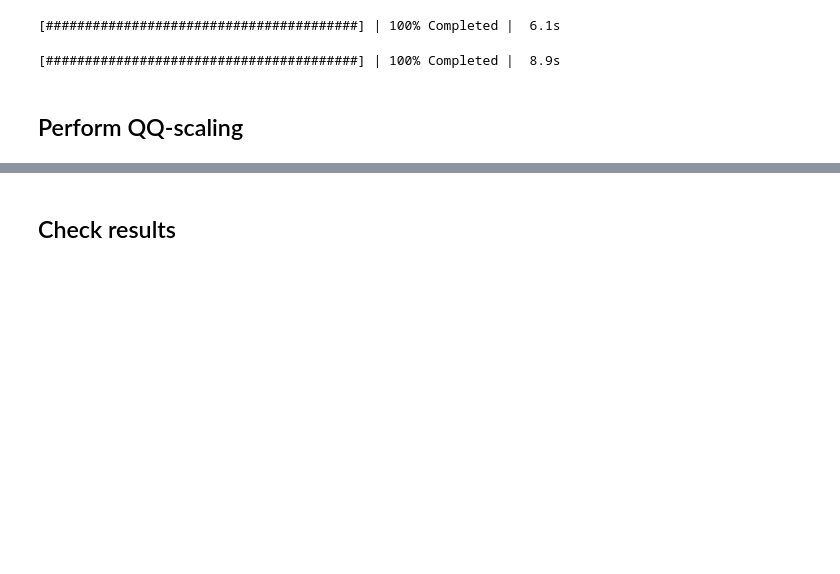
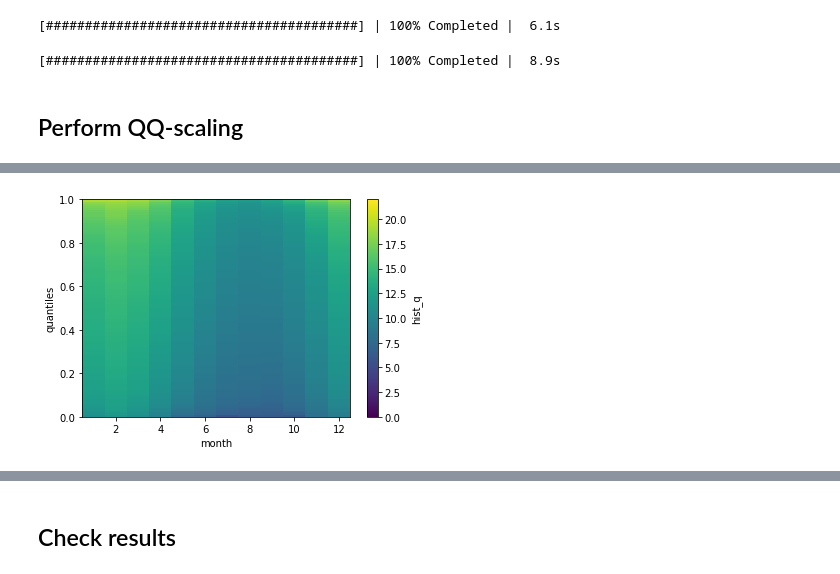
Before and after one commit to AusClimateService/qqscale, a Jupyter notebook: example_validation/tasmin-basic-check.ipynb, the cells around one changed output, grey strips where cells are left out. Cells and saved outputs as stored; diff of their text form; code cells hidden in the pictures; blank space fills up the shorter version.

```diff
--- a/example_validation/tasmin-basic-check.ipynb
+++ b/example_validation/tasmin-basic-check.ipynb
@@ -120,6 +120,8 @@ da_ref = da_ref.drop(['lat', 'lon'])
 da_ref = da_ref.compute()
 # %% [output]
 [########################################] | 100% Completed |  8.9s
+# %%
+ds_adjust = xr.open_dataset(adjustment_file)
 # %% [markdown]
 ## Perform QQ-scaling
 # %%
@@ -190,0 +133,6 @@ da_qq = QM.adjust(da_target, extrapolation="constant", interp="nearest")
+# %%
+ds_adjust = utils.regrid(ds_adjust, ds_target)
+# %%
+ds_adjust = ds_adjust.sel(point_selection, method='nearest')
+ds_adjust = ds_adjust.drop(['lat', 'lon', 'ref_q', 'hist_clim', 'ref_clim'])
+ds_adjust
@@ -190,0 +183,5 @@ da_qq = QM.adjust(da_target, extrapolation="constant", interp="nearest")
+# %%
+ds_adjust['hist_q'].plot(vmin=0, vmax=22, cmap='viridis')
+plt.show()
+# %% [output]
+[figure, added]
```
Also changed, not shown: parts of 33 cells of this notebook.
